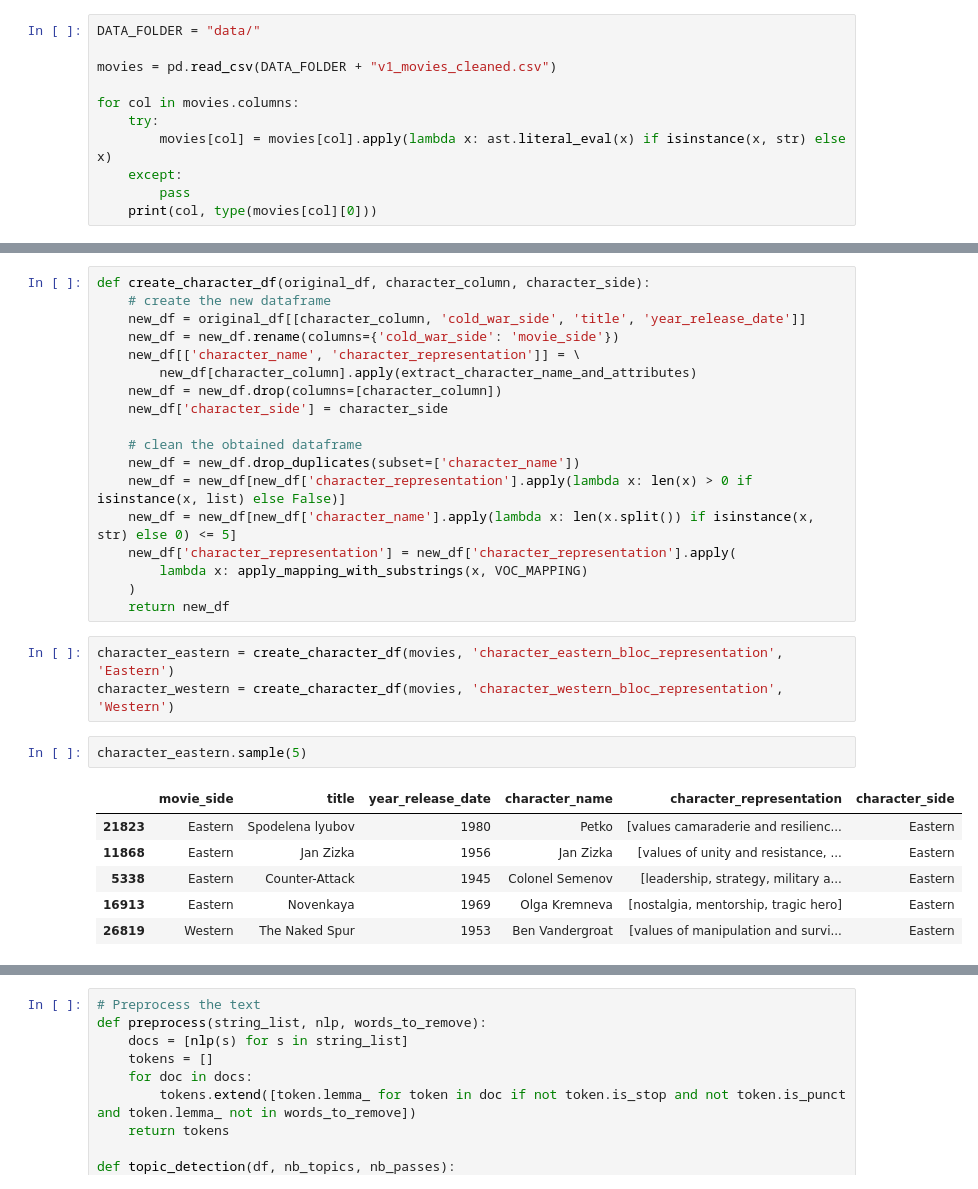
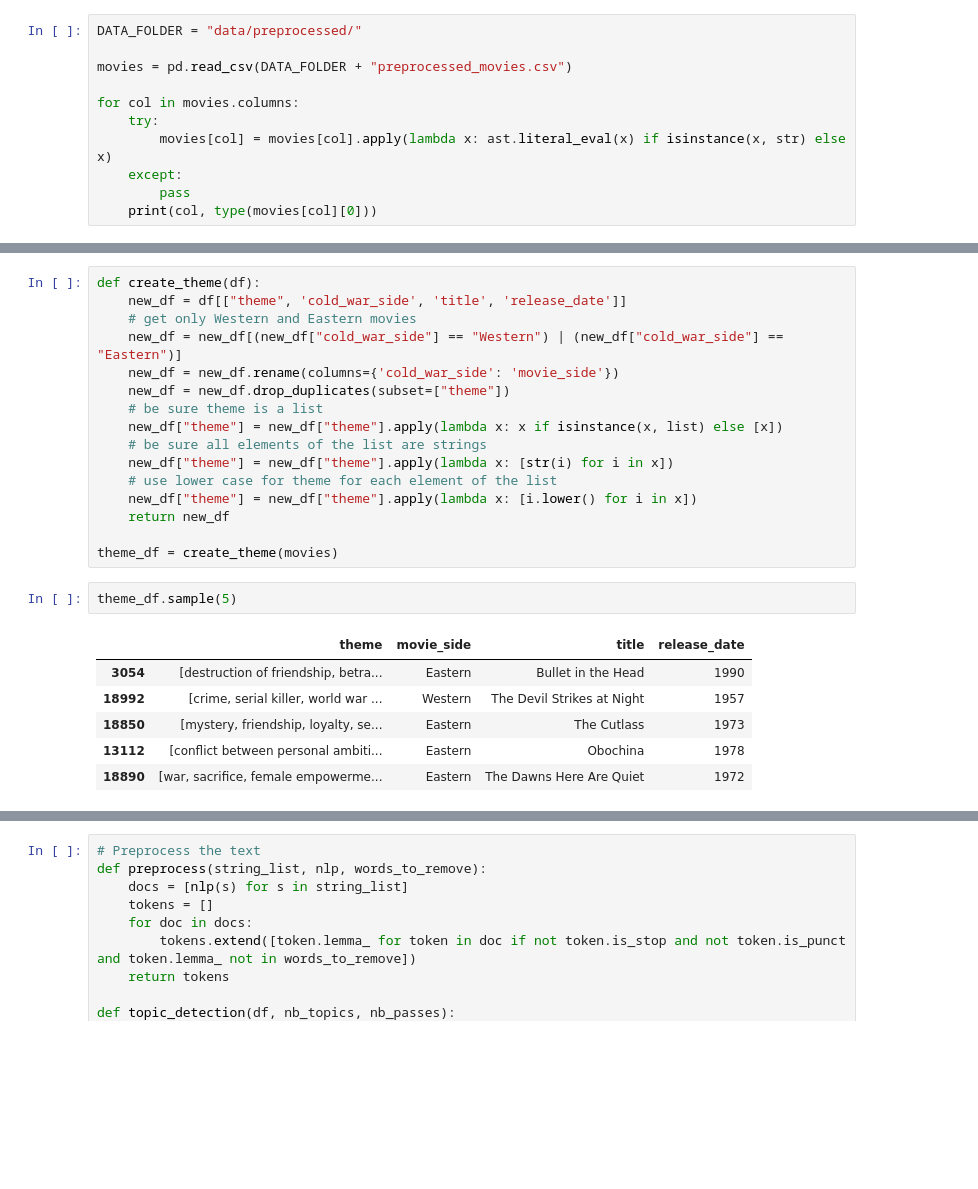
Before and after one commit to epfl-ada/ada-2024-project-datamigos, a Jupyter notebook: theme.ipynb, the cells around one changed output, grey strips where cells are left out. Saved outputs shown, nothing was run; the diff lists cells and outputs as text; blank space fills up the shorter version.

Commit message:
first version themes

```diff
--- a/characters.ipynb
+++ b/theme.ipynb
@@ -24,8 +24,8 @@ warnings.filterwarnings('ignore')
 [nltk_data]   Package stopwords is already up-to-date!
 # %%
-DATA_FOLDER = "data/"
+DATA_FOLDER = "data/preprocessed/"
 
-movies = pd.read_csv(DATA_FOLDER + "v1_movies_cleaned.csv")
+movies = pd.read_csv(DATA_FOLDER + "preprocessed_movies.csv")
 
 for col in movies.columns:
     try:
@@ -80,30 +53,25 @@ def apply_mapping_with_substrings(string_list, mapping):
-# %%
-def create_character_df(original_df, character_column, character_side):
-    # create the new dataframe
-    new_df = original_df[[character_column, 'cold_war_side', 'title', 'year_release_date']]
-    new_df = new_df.rename(columns={'cold_war_side': 'movie_side'})
-    new_df[['character_name', 'character_representation']] = \
-        new_df[character_column].apply(extract_character_name_and_attributes)
-    new_df = new_df.drop(columns=[character_column])
-    new_df['character_side'] = character_side
-
-    # clean the obtained dataframe
-    new_df = new_df.drop_duplicates(subset=['character_name'])
-    new_df = new_df[new_df['character_representation'].apply(lambda x: len(x) > 0 if isinstance(x, list) else False)]
-    new_df = new_df[new_df['character_name'].apply(lambda x: len(x.split()) if isinstance(x, str) else 0) <= 5]
-    new_df['character_representation'] = new_df['character_representation'].apply(
-        lambda x: apply_mapping_with_substrings(x, VOC_MAPPING)
-    )
-    return new_df
-# %%
-character_eastern = create_character_df(movies, 'character_eastern_bloc_representation', 'Eastern')
-character_western = create_character_df(movies, 'character_western_bloc_representation', 'Western')
+# %%
+def create_theme(df):
+    new_df = df[["theme", 'cold_war_side', 'title', 'release_date']]
+    # get only Western and Eastern movies
+    new_df = new_df[(new_df["cold_war_side"] == "Western") | (new_df["cold_war_side"] == "Eastern")]
+    new_df = new_df.rename(columns={'cold_war_side': 'movie_side'})
+    new_df = new_df.drop_duplicates(subset=["theme"])
+    # be sure theme is a list
+    new_df["theme"] = new_df["theme"].apply(lambda x: x if isinstance(x, list) else [x])
+    # be sure all elements of the list are strings
+    new_df["theme"] = new_df["theme"].apply(lambda x: [str(i) for i in x])
+    # use lower case for theme for each element of the list
+    new_df["theme"] = new_df["theme"].apply(lambda x: [i.lower() for i in x])
+    return new_df
+
+theme_df = create_theme(movies)
 # %%
-character_eastern.sample(5)
+theme_df.sample(5)
 # %% [output]
-|  | movie_side | title | year_release_date | character_name | character_representation | character_side |
-| 21823 | Eastern | Spodelena lyubov | 1980 | Petko | [values camaraderie and resilienc... | Eastern |
-| 11868 | Eastern | Jan Zizka | 1956 | Jan Zizka | [values of unity and resistance, ... | Eastern |
-| 5338 | Eastern | Counter-Attack | 1945 | Colonel Semenov | [leadership, strategy, military a... | Eastern |
-| 16913 | Eastern | Novenkaya | 1969 | Olga Kremneva | [nostalgia, mentorship, tragic hero] | Eastern |
-| 26819 | Western | The Naked Spur | 1953 | Ben Vandergroat | [values of manipulation and survi... | Eastern |
+|  | theme | movie_side | title | release_date |
+| 3054 | [destruction of friendship, betra... | Eastern | Bullet in the Head | 1990 |
+| 18992 | [crime, serial killer, world war ... | Western | The Devil Strikes at Night | 1957 |
+| 18850 | [mystery, friendship, loyalty, se... | Eastern | The Cutlass | 1973 |
+| 13112 | [conflict between personal ambiti... | Eastern | Obochina | 1978 |
+| 18890 | [war, sacrifice, female empowerme... | Eastern | The Dawns Here Are Quiet | 1972 |
```
Also changed, not shown: parts of 9 cells of this notebook, 1 other file.
